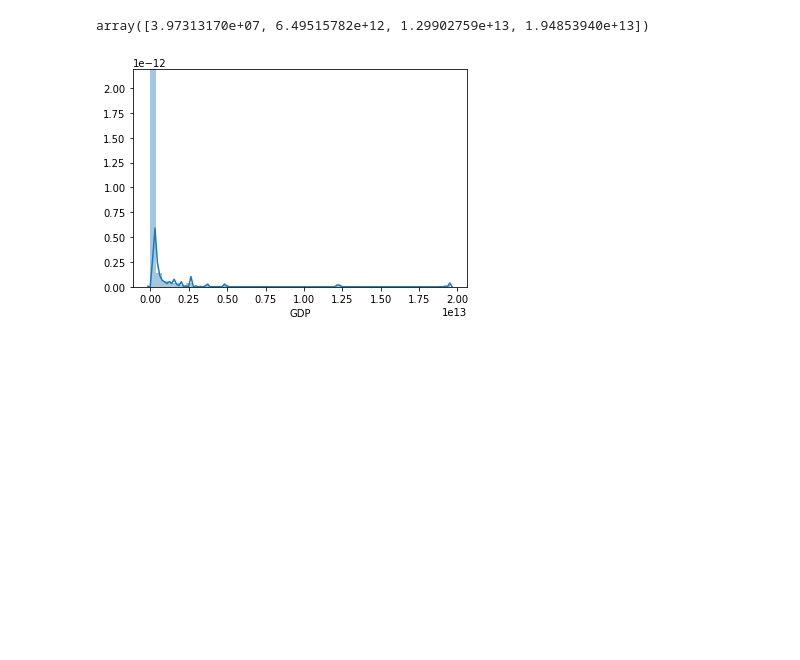
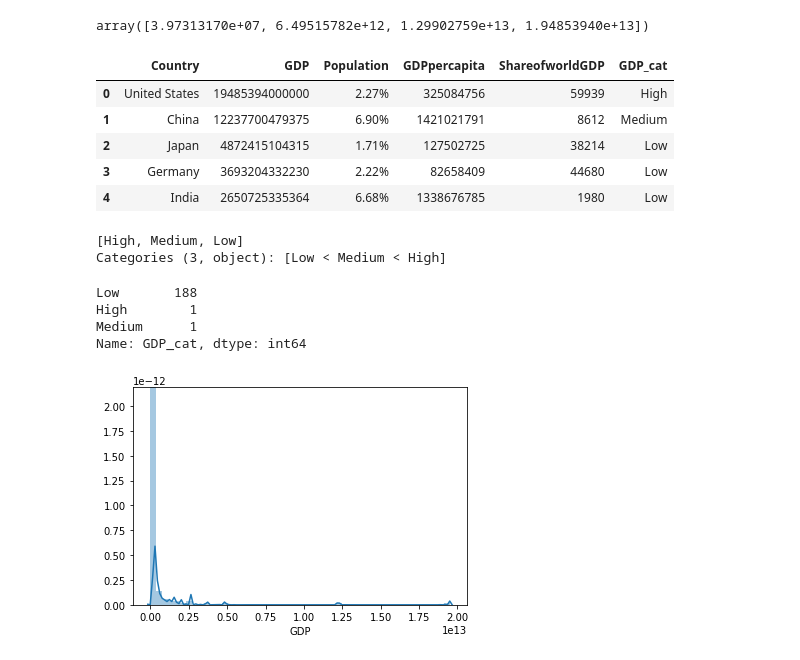
Before and after one commit to Barsha2509/Web-scraping_projects, a Jupyter notebook: GDP web scrapping.ipynb, the cells around one changed output. Saved outputs shown, nothing was run; the diff lists cells and outputs as text; code cells hidden in the pictures; blank space fills up the shorter version.

```diff
--- a/GDP web scrapping.ipynb
+++ b/GDP web scrapping.ipynb
@@ -141,8 +143,28 @@ array([3.97313170e+07, 6.49515782e+12, 1.29902759e+13, 1.94853940e+13])
 # %%
 label=['Low', 'Medium', 'High']
 GDP_binned=pd.cut(data['GDP'], bins, labels=label, include_lowest=True)
+# %%
+data['GDP_cat']=GDP_binned
+data.head()
+# %% [output]
+|  | Country | GDP | Population | GDPpercapita | ShareofworldGDP | GDP_cat |
+| 0 | United States | 19485394000000 | 2.27% | 325084756 | 59939 | High |
+| 1 | China | 12237700479375 | 6.90% | 1421021791 | 8612 | Medium |
+| 2 | Japan | 4872415104315 | 1.71% | 127502725 | 38214 | Low |
+| 3 | Germany | 3693204332230 | 2.22% | 82658409 | 44680 | Low |
+| 4 | India | 2650725335364 | 6.68% | 1338676785 | 1980 | Low |
 # %%
-data['']
+data['GDP_cat'].unique()
+# %% [output]
+[High, Medium, Low]
+Categories (3, object): [Low < Medium < High]
+# %%
+data['GDP_cat'].value_counts()
+# %% [output]
+Low       188
+High        1
+Medium      1
+Name: GDP_cat, dtype: int64
 # %%
 #creating distribution plot for the numerical variables
 import matplotlib.pyplot as plt
```
Also changed, not shown: parts of 2 cells of this notebook.
